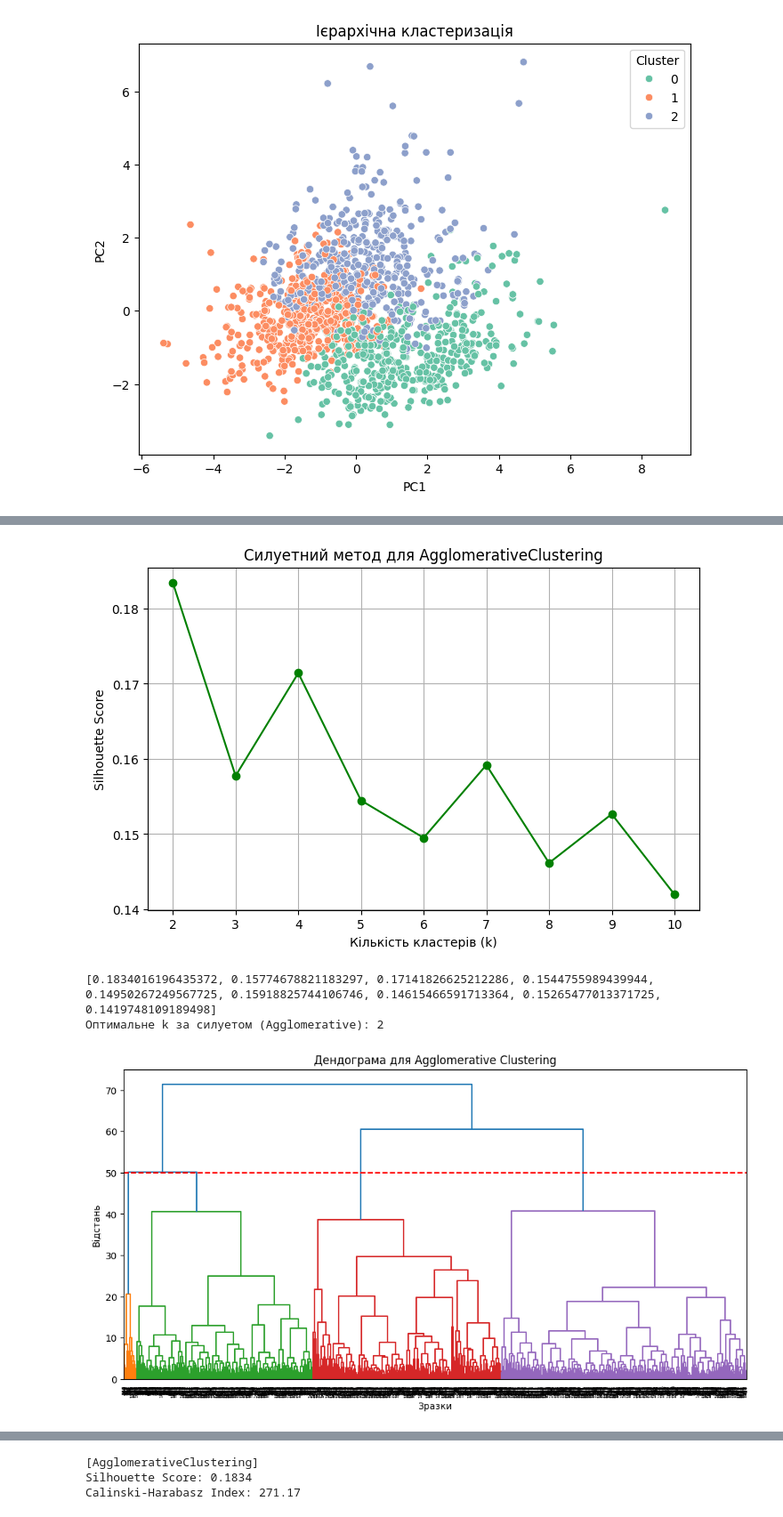
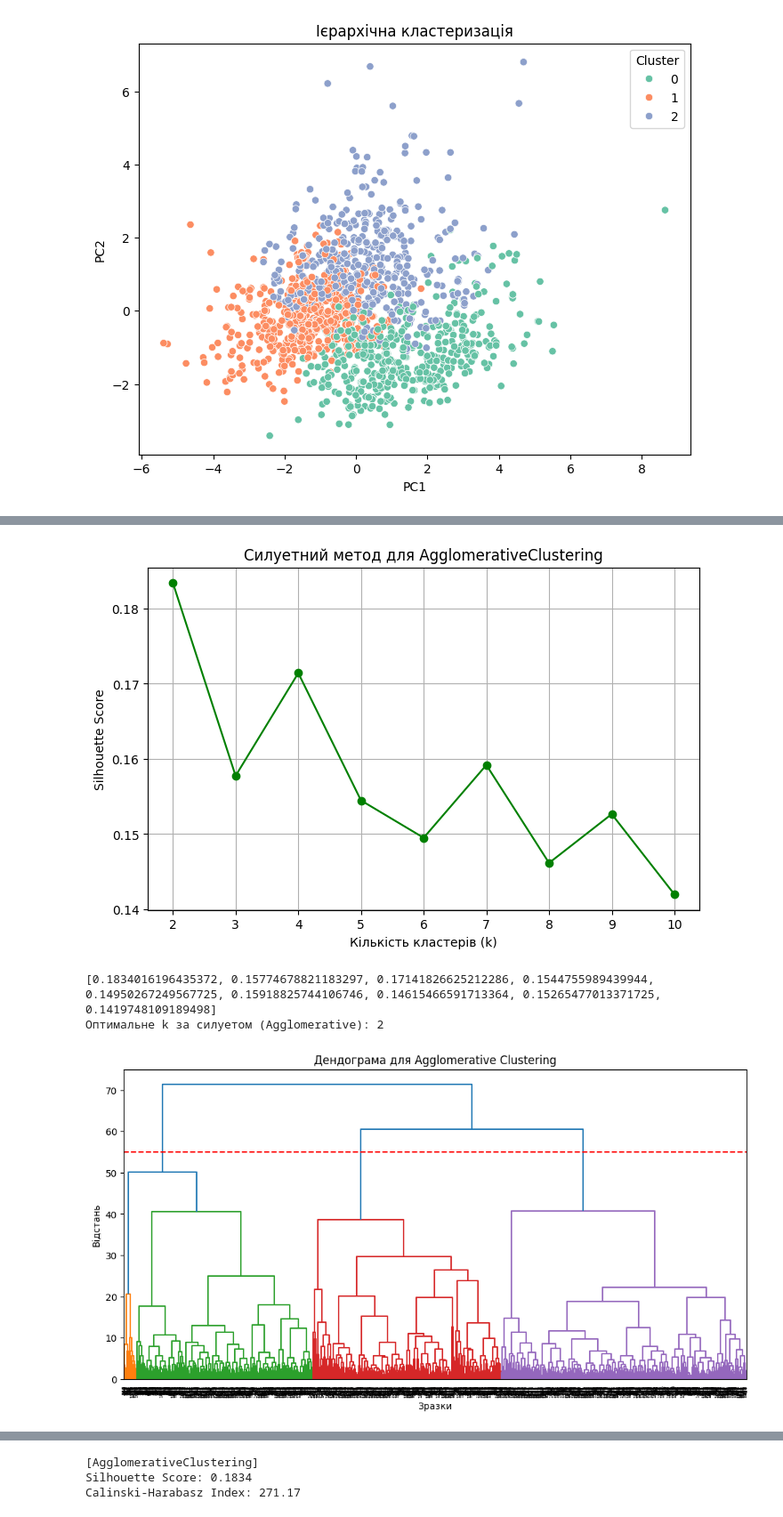
Before and after one commit to sprigg4n-1/intelligent-data-analysis, a Jupyter notebook: kovinia-roman-lab-12/lab12.ipynb, the cells around one changed output, grey strips where cells are left out. Shown at 89% size. Drawn from its saved outputs; the diff is of its cells as text; code cells hidden in the pictures.

```diff
--- a/kovinia-roman-lab-12/lab12.ipynb
+++ b/kovinia-roman-lab-12/lab12.ipynb
@@ -76,33 +81,33 @@ for k in K_range:
     silhouette_scores.append(score)
 
 # Візуалізація
 plt.figure(figsize=(8, 5))
 plt.plot(K_range, silhouette_scores, marker='o', color='green')
 plt.title('Силуетний метод для AgglomerativeClustering')
 plt.xlabel('Кількість кластерів (k)')
 plt.ylabel('Silhouette Score')
 plt.grid(True)
 plt.show()
 
 print(silhouette_scores)
 optimal_k_silhouette_aggl = K_range[np.argmax(silhouette_scores)]
 print(f'Оптимальне k за силуетом (Agglomerative): {optimal_k_silhouette_aggl}')
 
 
 
 plt.figure(figsize=(12, 6))
 dendrogram = sch.dendrogram(sch.linkage(X_scaled, method='ward'))
 plt.title('Дендограма для Agglomerative Clustering')
 plt.xlabel('Зразки')
 plt.ylabel('Відстань')
-plt.axhline(y=50, color='r', linestyle='--')  # лінія обрізки для вибору кластерів
+plt.axhline(y=55, color='r', linestyle='--')  # лінія обрізки для вибору кластерів
 plt.show()
 
 hierarchical = AgglomerativeClustering(n_clusters=3)
 y_hierarchical = hierarchical.fit_predict(X_scaled)
 # %% [output]
 [figure]
 [0.1834016196435372, 0.15774678821183297, 0.17141826625212286, 0.1544755989439944, 0.14950267249567725, 0.15918825744106746, 0.14615466591713364, 0.15265477013371725, 0.1419748109189498]
 Оптимальне k за силуетом (Agglomerative): 2
-[figure, old version]
+[figure, new version]
 # %%
```
Also changed, not shown: parts of 5 cells of this notebook, 1 other file.
